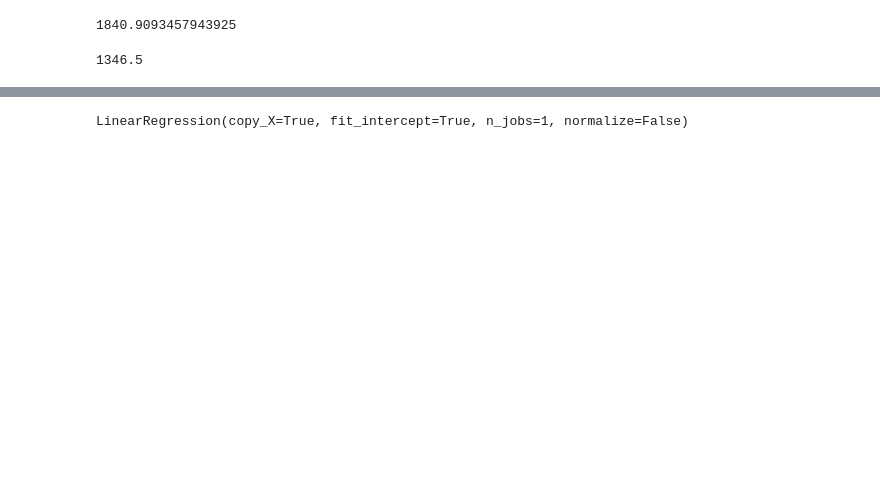
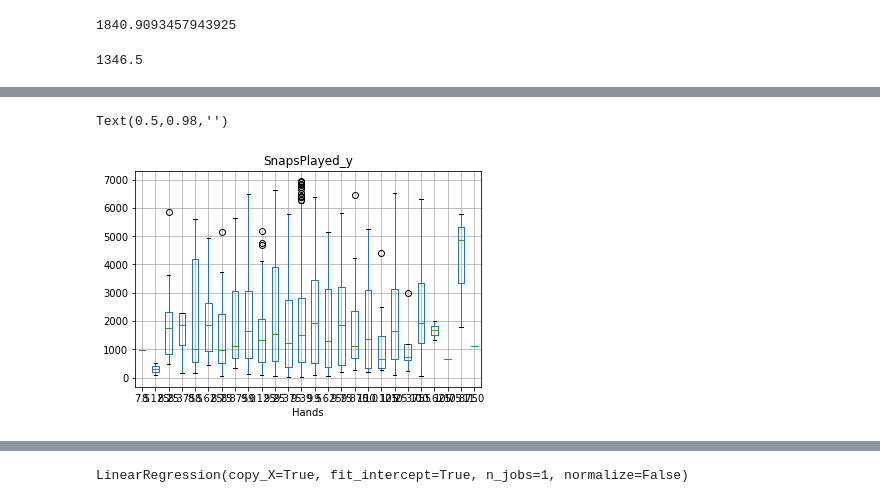
Before and after one commit to DrewLoPresti/NFL_Challenge, a Jupyter notebook: Combine_Snapcount.ipynb, the cells around one changed output, grey strips where cells are left out. Drawn from its saved outputs; the diff is of its cells as text; code cells hidden in the pictures; blank space fills up the shorter version.

```diff
--- a/Combine_Snapcount.ipynb
+++ b/Combine_Snapcount.ipynb
@@ -118,0 +119,6 @@ Text(0.5,0.98,'')
+# %%
+Combine_Snaps2.boxplot(column='SnapsPlayed_y', by = 'Hands')
+plt.suptitle("")
+# %% [output]
+Text(0.5,0.98,'')
+[figure, added]
```
Also changed, not shown: parts of 29 cells of this notebook.
